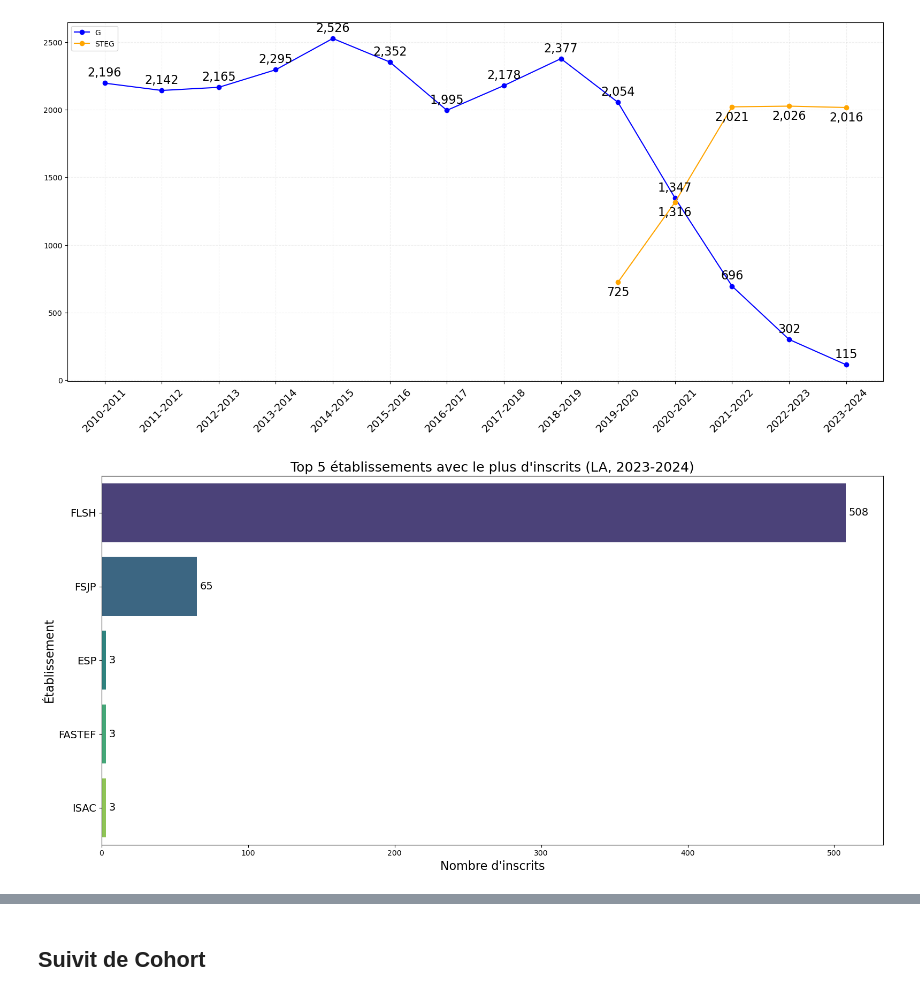
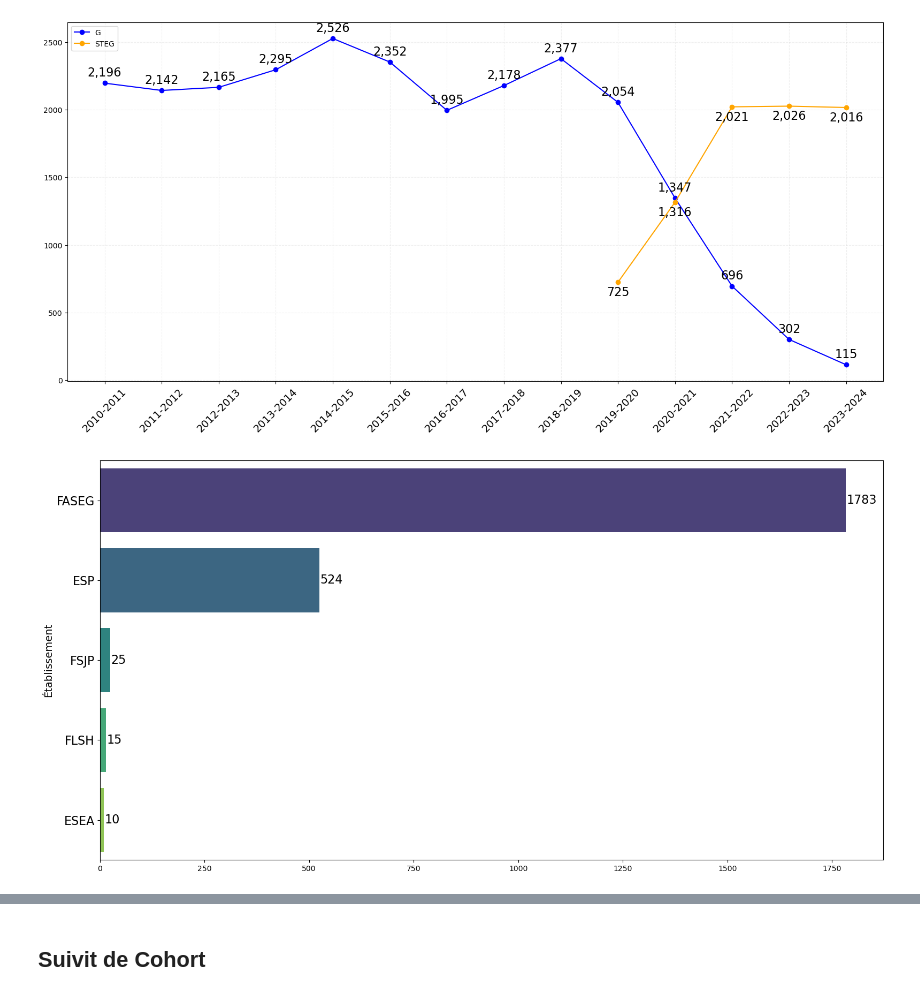
Before and after one commit to Abdouroihim-Attoumane/nootebook_memoire, a Jupyter notebook: etude_ucad.ipynb, the cells around one changed output, grey strips where cells are left out. Saved outputs shown, nothing was run; the diff lists cells and outputs as text; code cells hidden in the pictures.

```diff
--- a/etude_ucad.ipynb
+++ b/etude_ucad.ipynb
@@ -320,20 +326,20 @@ def plot_top_etabs(df_filtre, serie, annee_univ):
 
     plt.figure(figsize=(16, 8))
     ax = sns.barplot(x=top_etabs.values, y=top_etabs.index, palette="viridis")
-    plt.xlabel("Nombre d'inscrits", fontsize=16)
-    plt.ylabel("Établissement", fontsize=16)
-    plt.yticks(fontsize=14)
-    plt.title(f"Top 5 établissements avec le plus d'inscrits ({serie}, {annee_univ})", fontsize=18)
+    # plt.xlabel("Nombre d'inscrits", fontsize=16)
+    plt.ylabel("Établissement", fontsize=14)
+    plt.yticks(fontsize=16)
+    # plt.title(f"Top 5 établissements avec le plus d'inscrits ({serie}, {annee_univ})", fontsize=18)
 
     for i, v in enumerate(top_etabs.values):
-        ax.text(v + 2, i, str(v), color='black', va='center', fontsize=14)
+        ax.text(v + 2, i, str(v), color='black', va='center', fontsize=16)
 
     plt.tight_layout()
     plt.show()
-# %%
-plot_top_etabs(df_filtre, 'LA', '2023-2024')
-# %% [output]
-[figure, removed]
+# %%
+plot_top_etabs(df_filtre, 'G', '2018-2019')
+# %% [output]
+[figure, added]
 # %%
 def plot_top_departements(df_filtre, serie, annee_univ):
     """
```
Also changed, not shown: parts of 9 cells of this notebook.
